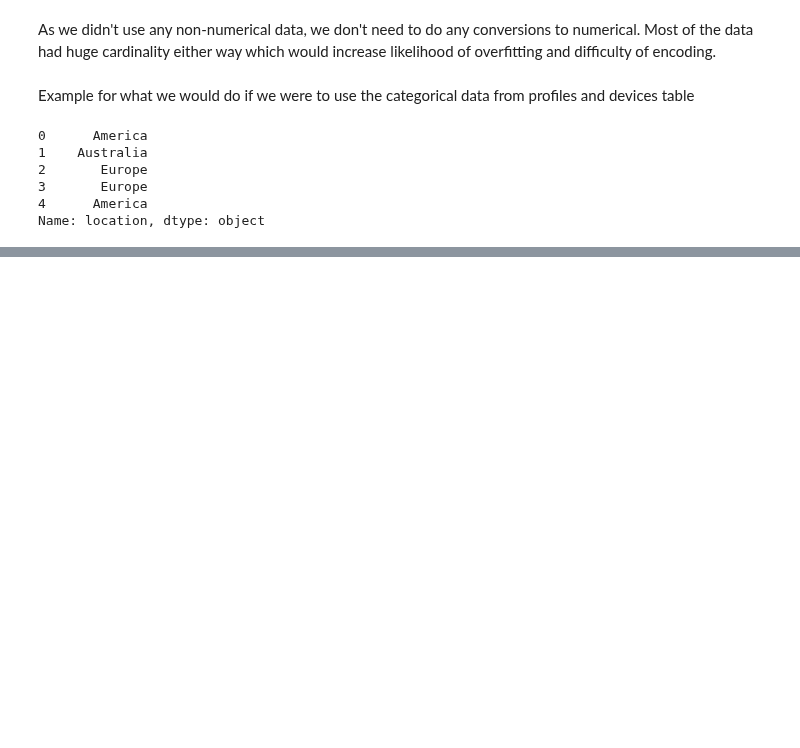
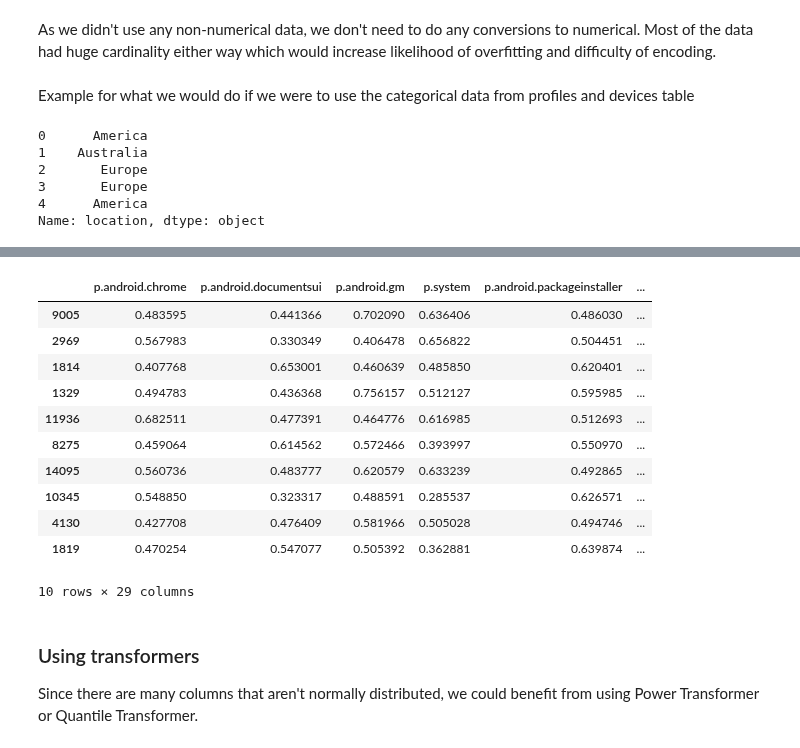
Before and after one commit to MartinH2k3/IAUProject, a Jupyter notebook: Phase2M.ipynb, the cells around one changed output, grey strips where cells are left out. Saved outputs shown, nothing was run; the diff lists cells and outputs as text; code cells hidden in the pictures; blank space fills up the shorter version.

```diff
--- a/Phase2M.ipynb
+++ b/Phase2M.ipynb
@@ -42,11 +44,14 @@ def iterative_reformat(processes_ptr: pd.DataFrame, connections_ptr: pd.DataFram
             # we average those means, meaning the manufactured value won't be likely to affect predicted mwra
             imputed_value = means_per_mwra.mean()
             merged[column].fillna(imputed_value, inplace=True)
-        #  if there are any outliers, we replace them with the edge values
+        #  if there are any outliers, we replace them with the edge values. If we clipped all outliers, we would clutter way too much data together, so we clip only the most extreme ones
         if column_outliers.shape[0]:
             iqr = stats.iqr(merged[column])
-            lower_limit = merged[column].quantile(0.25)  - 1.5 * iqr
-            upper_limit = merged[column].quantile(0.75)  - 1.5 * iqr
+            lower_limit = merged[column].quantile(0.25)  - 2.5 * iqr
+            upper_limit = merged[column].quantile(0.75)  + 2.5 * iqr
             merged[column] = merged[column].clip(lower=lower_limit, upper=upper_limit)
     return merged.drop(columns=to_drop)
+# %%
+def transorm_dataframe(preprocessor: TransformerMixin, dataframe: pd.DataFrame) -> pd.DataFrame:
+    return pd.DataFrame(preprocessor.fit_transform(dataframe), columns=dataframe.columns, index=dataframe.index)
 # %% [markdown]
@@ -85,0 +156,36 @@ Name: location, dtype: object
+# %%
+# split the columns into ones with normal and non-normal distribution
+normal_columns = []
+non_normal_columns = []
+for column in X_train.columns:
+    _, p_value = stats.normaltest(X[column])
+    if p_value > 0.05:
+        normal_columns.append(column)
+    else:
+        non_normal_columns.append(column)
+
+# We combine the mutually exclusive scalers
+init_scaler = ColumnTransformer([
+    ('standard_scaler', StandardScaler(), normal_columns),
+    ('robust_scaler', RobustScaler(), non_normal_columns)
+])
+
+X_train_scaled = transorm_dataframe(init_scaler, X_train)
+X_train_scaled = transorm_dataframe(MinMaxScaler(), X_train_scaled)
+X_train_scaled.head(10)
+# %% [output]
+|  | p.android.chrome | p.android.documentsui | p.android.gm | p.system | p.android.packageinstaller | ... |
+| 9005 | 0.483595 | 0.441366 | 0.702090 | 0.636406 | 0.486030 | ... |
+| 2969 | 0.567983 | 0.330349 | 0.406478 | 0.656822 | 0.504451 | ... |
+| 1814 | 0.407768 | 0.653001 | 0.460639 | 0.485850 | 0.620401 | ... |
+| 1329 | 0.494783 | 0.436368 | 0.756157 | 0.512127 | 0.595985 | ... |
+| 11936 | 0.682511 | 0.477391 | 0.464776 | 0.616985 | 0.512693 | ... |
+| 8275 | 0.459064 | 0.614562 | 0.572466 | 0.393997 | 0.550970 | ... |
+| 14095 | 0.560736 | 0.483777 | 0.620579 | 0.633239 | 0.492865 | ... |
+| 10345 | 0.548850 | 0.323317 | 0.488591 | 0.285537 | 0.626571 | ... |
+| 4130 | 0.427708 | 0.476409 | 0.581966 | 0.505028 | 0.494746 | ... |
+| 1819 | 0.470254 | 0.547077 | 0.505392 | 0.362881 | 0.639874 | ... |
+10 rows × 29 columns
+# %% [markdown]
+### Using transformers
+Since there are many columns that aren't normally distributed, we could benefit from using Power Transformer or Quantile Transformer.
```
Also changed, not shown: parts of 24 cells of this notebook.
